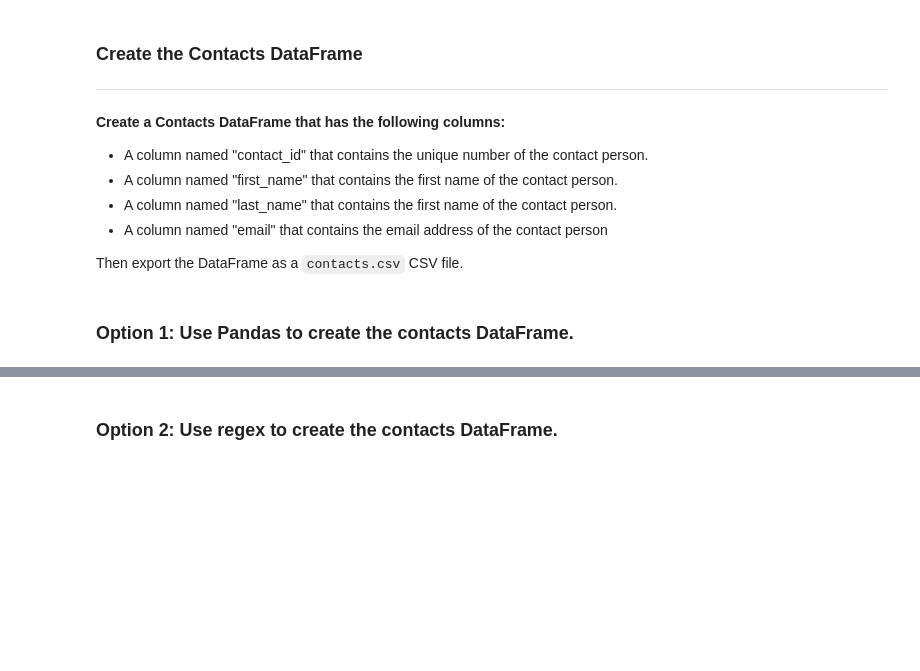
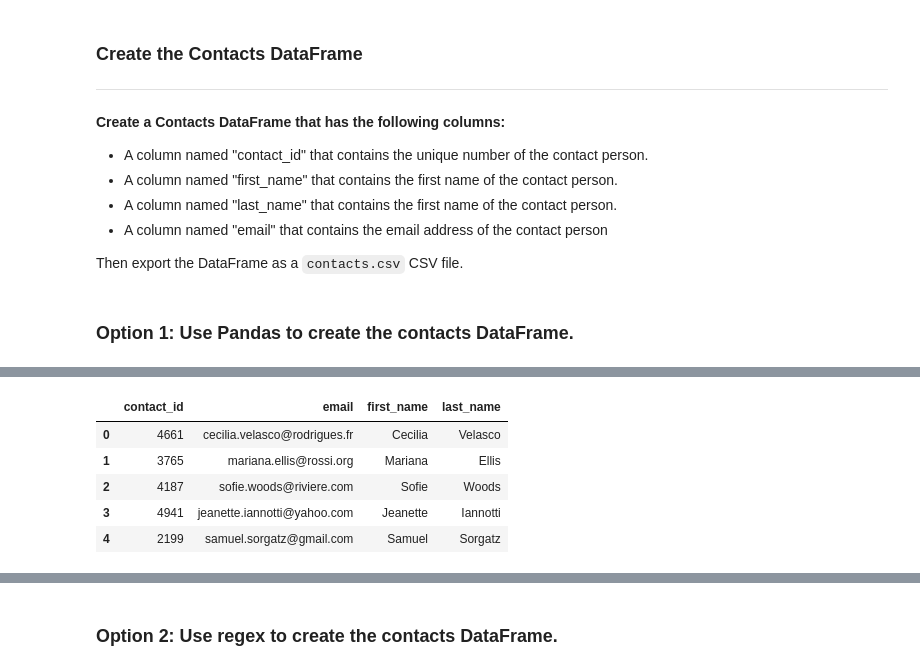
Before and after one commit to C-Duke0/Crowdfunding_ETL, a Jupyter notebook: ETL_Mini_Project_CDuke_BBartlett_TGiles.ipynb, the cells around one changed output, grey strips where cells are left out. Cells and saved outputs as stored; diff of their text form; code cells hidden in the pictures; blank space fills up the shorter version.

```diff
--- a/ETL_Mini_Project_CDuke_BBartlett_TGiles.ipynb
+++ b/ETL_Mini_Project_CDuke_BBartlett_TGiles.ipynb
@@ -329,0 +317,24 @@ print(dict_values)
+# %%
+import json
+# Print the content of each row in the DataFrame
+for index, row in contact_info_df.iterrows():
+    print(row)
+
+# Iterate through the DataFrame and convert each row to a dictionary
+dict_values = []
+for index, row in contact_info_df.iterrows():
+    # Convert the JSON string in the row to a dictionary
+    try:
+        data = json.loads(row.iloc[0])
+
+        # Extract only the necessary data (contact_id, name, email) and create a dictionary
+        contact_dict = {
+            'contact_id': data['contact_id'],
+            'name': data['name'],
+            'email': data['email']
+        }
+
+        # Append the dictionary to the list
+        dict_values.append(contact_dict)
+    except json.JSONDecodeError as e:
+        print(f"Error decoding JSON in row {index}: {e}")
@@ -329,0 +359,6 @@ print(dict_values)
+# %%
+# Create the contact_info DataFrame directly from the list of dictionaries
+contact_info = pd.DataFrame(dict_values, columns=['contact_id', 'name', 'email'])
+
+# Display the DataFrame
+contact_info.head()
@@ -338,0 +386,16 @@ print(dict_values)
+# %%
+# Split the "name" column into "first_name" and "last_name"
+contact_info[['first_name', 'last_name']] = contact_info['name'].str.split(' ', n=1, expand=True)
+
+# Drop the original "name" column
+contact_info.drop(columns=['name'], inplace=True)
+
+# Display the DataFrame
+contact_info.head()
+# %% [output]
+|  | contact_id | email | first_name | last_name |
+| 0 | 4661 | cecilia.velasco@rodrigues.fr | Cecilia | Velasco |
+| 1 | 3765 | mariana.ellis@rossi.org | Mariana | Ellis |
+| 2 | 4187 | sofie.woods@riviere.com | Sofie | Woods |
+| 3 | 4941 | jeanette.iannotti@yahoo.com | Jeanette | Iannotti |
+| 4 | 2199 | samuel.sorgatz@gmail.com | Samuel | Sorgatz |
```
Also changed, not shown: parts of 20 cells of this notebook, 1 other file.
